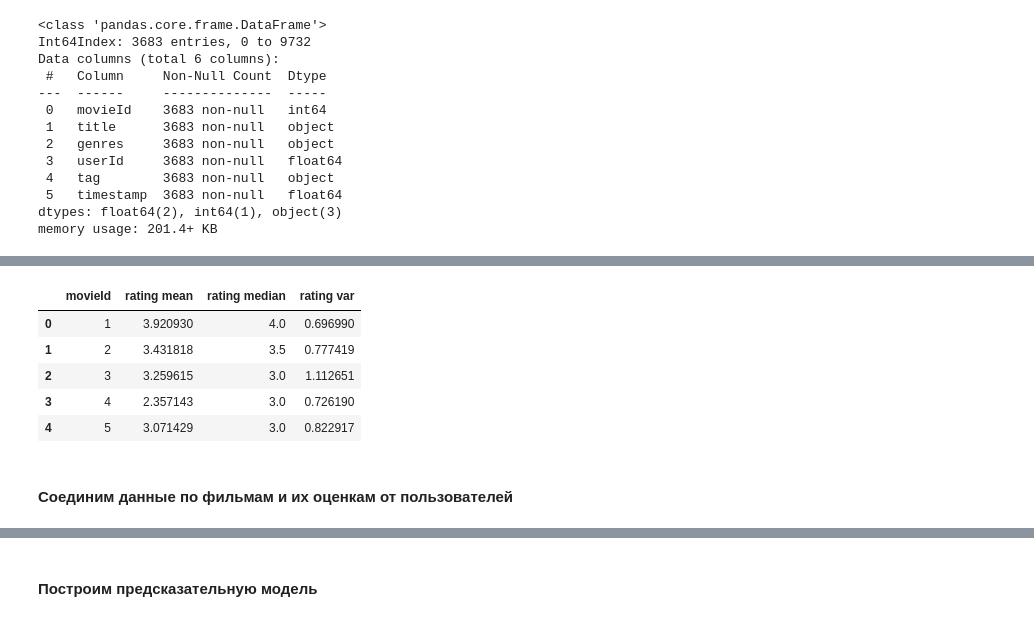
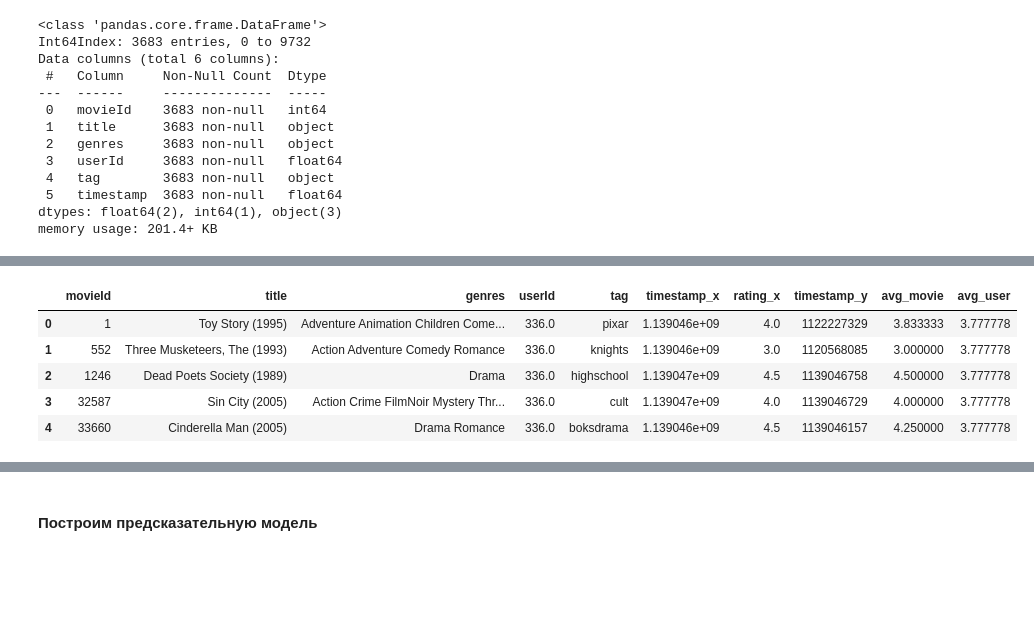
Before and after one commit to KseniaGorchakova/python_repository, a Jupyter notebook: RS/HW_1_MovieLens_RS.ipynb, the cells around one changed output, grey strips where cells are left out. Drawn from its saved outputs; the diff is of its cells as text; code cells hidden in the pictures; blank space fills up the shorter version.

```diff
--- a/RS/HW_1_MovieLens_RS.ipynb
+++ b/RS/HW_1_MovieLens_RS.ipynb
@@ -108,0 +131,4 @@ movies_with_tags_groupby = movies_with_tags.groupby(['movieId', 'title', 'genres
+# %%
+# Посчитаем среднее значение оценки по фильму
+avg_movie = movies_with_tags_est.groupby(['movieId'])['rating'].mean()
+avg_movie.head()
@@ -108,0 +143,4 @@ movies_with_tags_groupby = movies_with_tags.groupby(['movieId', 'title', 'genres
+# %%
+# Посчитаем среднее значение оценки по пользователю
+avg_user = movies_with_tags_est.groupby(['userId'])['rating'].mean()
+avg_user.head()
@@ -109 +155,5 @@ movies_with_tags_groupby = movies_with_tags.groupby(['movieId', 'title', 'genres
+# %%
+# Добавим средние оценки по фильму в датафрейм
+movies_with_tags_avg = pd.merge(movies_with_tags_est, avg_movie, on=['movieId'])
+movies_with_tags_avg = movies_with_tags_avg.rename(columns = {'rating_y' : 'avg_movie'})
 # %%
@@ -145,11 +168,13 @@ ratings_groupby.columns = [' '.join(col).strip() for col in ratings_groupby.colu
+# %%
+# Добавим средние оценки по пользователю в датафрейм
+movies_with_tags_avg_user_movie = pd.merge(movies_with_tags_avg, avg_user, on=['userId'])
+movies_with_tags_avg_user_movie = movies_with_tags_avg_user_movie.rename(columns = {'rating' : 'avg_user'})
 # %%
-ratings_groupby.head()
+movies_with_tags_avg_user_movie.head()
 # %% [output]
-|  | movieId | rating mean | rating median | rating var |
-| 0 | 1 | 3.920930 | 4.0 | 0.696990 |
-| 1 | 2 | 3.431818 | 3.5 | 0.777419 |
-| 2 | 3 | 3.259615 | 3.0 | 1.112651 |
-| 3 | 4 | 2.357143 | 3.0 | 0.726190 |
-| 4 | 5 | 3.071429 | 3.0 | 0.822917 |
+|  | movieId | title | genres | userId | tag | timestamp_x | rating_x | timestamp_y | avg_movie | avg_user |
+| 0 | 1 | Toy Story (1995) | Adventure Animation Children Come... | 336.0 | pixar | 1.139046e+09 | 4.0 | 1122227329 | 3.833333 | 3.777778 |
+| 1 | 552 | Three Musketeers, The (1993) | Action Adventure Comedy Romance | 336.0 | knights | 1.139046e+09 | 3.0 | 1120568085 | 3.000000 | 3.777778 |
+| 2 | 1246 | Dead Poets Society (1989) | Drama | 336.0 | highschool | 1.139047e+09 | 4.5 | 1139046758 | 4.500000 | 3.777778 |
+| 3 | 32587 | Sin City (2005) | Action Crime FilmNoir Mystery Thr... | 336.0 | cult | 1.139047e+09 | 4.0 | 1139046729 | 4.000000 | 3.777778 |
+| 4 | 33660 | Cinderella Man (2005) | Drama Romance | 336.0 | boksdrama | 1.139046e+09 | 4.5 | 1139046157 | 4.250000 | 3.777778 |
-# %% [markdown]
-#### Соединим данные по фильмам и их оценкам от пользователей
```
Also changed, not shown: parts of 23 cells of this notebook.
